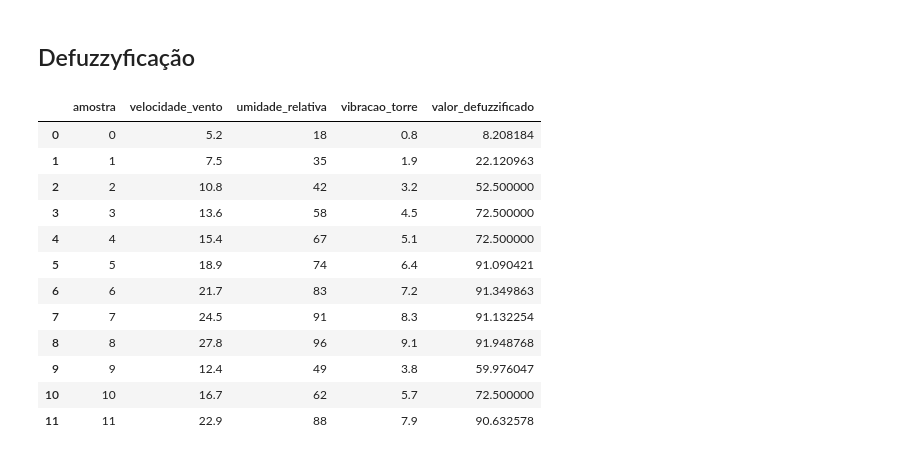
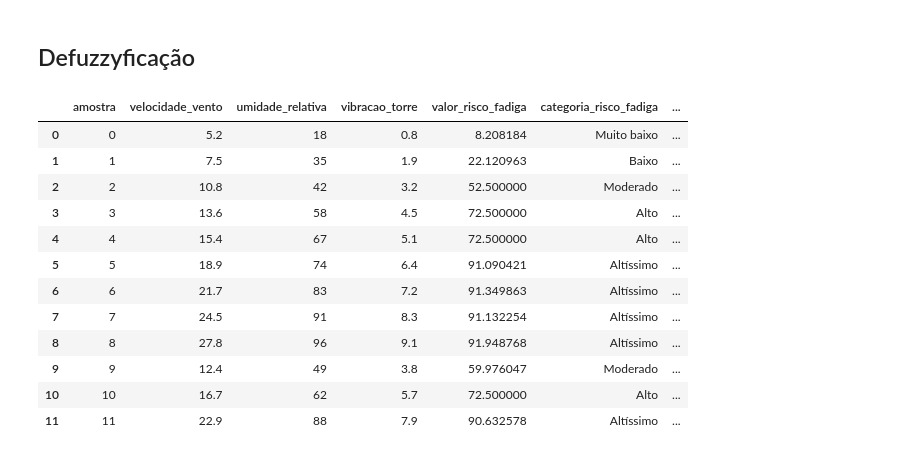
Before and after one commit to matheusssilva991/Mestrado, a Jupyter notebook: fuzzy/trabalho_1/src/main.ipynb, the cells around one changed output. Saved outputs shown, nothing was run; the diff lists cells and outputs as text; code cells hidden in the pictures.

```diff
--- a/fuzzy/trabalho_1/src/main.ipynb
+++ b/fuzzy/trabalho_1/src/main.ipynb
@@ -24,14 +24,18 @@ from utils import (
 
 DATA_DIR = Path("../data")
 
-OPERADOR_FUZZY = "dombi"
+OPERADOR_FUZZY = "hamacher"
 DEFUZZIFICADOR = "centro_gravidade"
 AMOSTRA_SAIDA_VISUALIZAR = 0
+FIGURA_DPI = 600
 
 OUTPUT_DIR = Path("../output") / OPERADOR_FUZZY
-FIGURAS_SAIDA_DIR = OUTPUT_DIR / "figuras_conjuntos_saida"
+FIGURAS_DIR = OUTPUT_DIR / "figuras"
+FIGURAS_CONJUNTOS_DIR = FIGURAS_DIR / "conjuntos"
+FIGURAS_SAIDA_DIR = FIGURAS_DIR / "saida"
 
 OUTPUT_DIR.mkdir(parents=True, exist_ok=True)
+FIGURAS_CONJUNTOS_DIR.mkdir(parents=True, exist_ok=True)
 FIGURAS_SAIDA_DIR.mkdir(parents=True, exist_ok=True)
 # %% [markdown]
 ## Carregar dados e montar universos de discursos
@@ -388,41 +410,91 @@ agregacao_df.to_csv(OUTPUT_DIR / "agregacao.csv", index=False)
 ## Defuzzyficação
 # %%
 defuzzificador = DEFUZZICADORES_DISPONIVEIS.get(DEFUZZIFICADOR, DEFAULT_DEFUZZIFICADOR)
+
+ROTULOS_RISCO_FADIGA = {
+    'muito_baixo': 'Muito baixo',
+    'baixo': 'Baixo',
+    'moderado': 'Moderado',
+    'alto': 'Alto',
+    'altissimo': 'Altíssimo',
+}
+
+DECISOES_OPERACIONAIS = {
+    'Muito baixo': 'Manter turbinas',
+    'Baixo': 'Manter turbinas',
+    'Moderado': 'Manter turbinas',
+    'Alto': 'Parar turbinas',
+    'Altíssimo': 'Parar turbinas',
+}
+
+
+def categorizar_risco_fadiga(valor_defuzzificado: float) -> str:
+    pertinencias_rotulos = {
+        nome_conjunto: np.interp(
+            valor_defuzzificado,
+            universos_discurso['risco_fadiga'],
+            pertinencias,
+        )
+        for nome_conjunto, pertinencias in conjuntos_risco_fadiga.items()
+    }
+    nome_conjunto_maior_pertinencia = max(
+        pertinencias_rotulos,
+        key=pertinencias_rotulos.get,
+    )
+    return ROTULOS_RISCO_FADIGA[nome_conjunto_maior_pertinencia]
+
+
+def decidir_operacao_turbinas(categoria_risco_fadiga: str) -> str:
+    return DECISOES_OPERACIONAIS[categoria_risco_fadiga]
+
+
+resumo_regras_ativadas_df = inferencia_regras_df.groupby('amostra').agg(
+    regras_ativadas=('regra', lambda regras: ', '.join(regras.astype(str))),
+    qtd_regras_ativadas=('regra', 'count'),
+    proposicoes_ativadas=('proposicao', lambda proposicoes: ' | '.join(proposicoes)),
+).reset_index()
 
 amostras_idx = agregacao_df['amostra'].unique()
 
 saida_fuzzificacao_amostras = []
 
 for amostra_idx in amostras_idx:
     agregacao_amostra = agregacao_df[agregacao_df['amostra'] == amostra_idx]
 
     valor_defuzzificado = defuzzificador(
         agregacao_amostra['valor_risco_fadiga'].values,
         agregacao_amostra['pertinencia_agregada'].values,
     )
+    categoria_risco_fadiga = categorizar_risco_fadiga(valor_defuzzificado)
 
     saida_fuzzificacao_amostras.append({
         'amostra': amostra_idx,
         'velocidade_vento': coletas_df.loc[amostra_idx, 'velocidade_vento'],
         'umidade_relativa': coletas_df.loc[amostra_idx, 'umidade_relativa'],
         'vibracao_torre': coletas_df.loc[amostra_idx, 'vibracao_torre'],
-        'valor_defuzzificado': valor_defuzzificado,
+        'valor_risco_fadiga': valor_defuzzificado,
+        'categoria_risco_fadiga': categoria_risco_fadiga,
+        'decisao_operacional': decidir_operacao_turbinas(categoria_risco_fadiga),
     })
 
-saida_fuzzificacao_df = pd.DataFrame(saida_fuzzificacao_amostras)
+saida_fuzzificacao_df = pd.DataFrame(saida_fuzzificacao_amostras).merge(
+    resumo_regras_ativadas_df,
+    on='amostra',
+    how='left',
+)
 saida_fuzzificacao_df.to_csv(OUTPUT_DIR / "saida_fuzzificacao.csv", index=False)
 saida_fuzzificacao_df.head(len(saida_fuzzificacao_df))
 # %% [output]
-|  | amostra | velocidade_vento | umidade_relativa | vibracao_torre | valor_defuzzificado |
-| 0 | 0 | 5.2 | 18 | 0.8 | 8.208184 |
-| 1 | 1 | 7.5 | 35 | 1.9 | 22.120963 |
-| 2 | 2 | 10.8 | 42 | 3.2 | 52.500000 |
-| 3 | 3 | 13.6 | 58 | 4.5 | 72.500000 |
-| 4 | 4 | 15.4 | 67 | 5.1 | 72.500000 |
-| 5 | 5 | 18.9 | 74 | 6.4 | 91.090421 |
-| 6 | 6 | 21.7 | 83 | 7.2 | 91.349863 |
-| 7 | 7 | 24.5 | 91 | 8.3 | 91.132254 |
-| 8 | 8 | 27.8 | 96 | 9.1 | 91.948768 |
-| 9 | 9 | 12.4 | 49 | 3.8 | 59.976047 |
-| 10 | 10 | 16.7 | 62 | 5.7 | 72.500000 |
-| 11 | 11 | 22.9 | 88 | 7.9 | 90.632578 |
+|  | amostra | velocidade_vento | umidade_relativa | vibracao_torre | valor_risco_fadiga | categoria_risco_fadiga | ... |
+| 0 | 0 | 5.2 | 18 | 0.8 | 8.208184 | Muito baixo | ... |
+| 1 | 1 | 7.5 | 35 | 1.9 | 22.120963 | Baixo | ... |
+| 2 | 2 | 10.8 | 42 | 3.2 | 52.500000 | Moderado | ... |
+| 3 | 3 | 13.6 | 58 | 4.5 | 72.500000 | Alto | ... |
+| 4 | 4 | 15.4 | 67 | 5.1 | 72.500000 | Alto | ... |
+| 5 | 5 | 18.9 | 74 | 6.4 | 91.090421 | Altíssimo | ... |
+| 6 | 6 | 21.7 | 83 | 7.2 | 91.349863 | Altíssimo | ... |
+| 7 | 7 | 24.5 | 91 | 8.3 | 91.132254 | Altíssimo | ... |
+| 8 | 8 | 27.8 | 96 | 9.1 | 91.948768 | Altíssimo | ... |
+| 9 | 9 | 12.4 | 49 | 3.8 | 59.976047 | Moderado | ... |
+| 10 | 10 | 16.7 | 62 | 5.7 | 72.500000 | Alto | ... |
+| 11 | 11 | 22.9 | 88 | 7.9 | 90.632578 | Altíssimo | ... |
```
Also changed, not shown: parts of 5 cells of this notebook, 53 other files.
